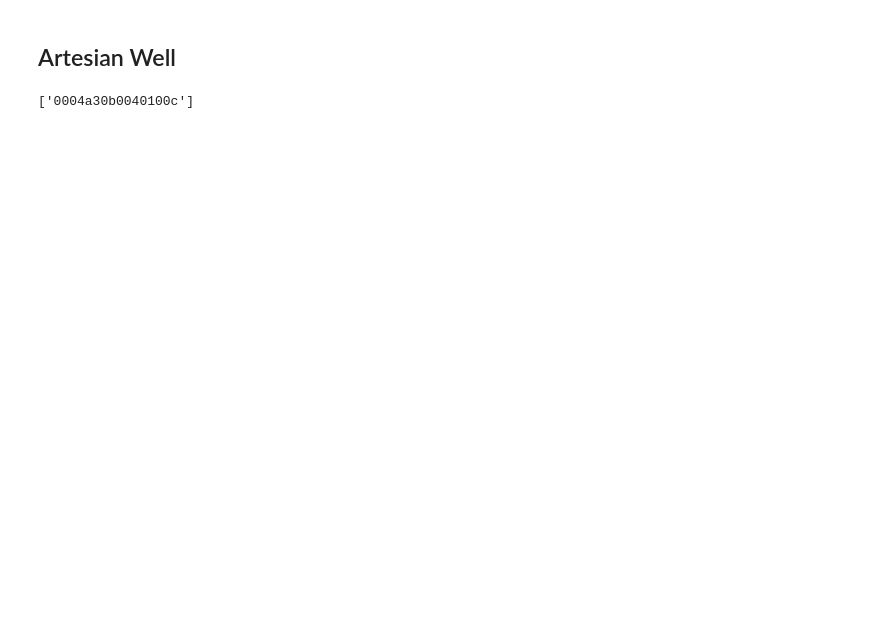
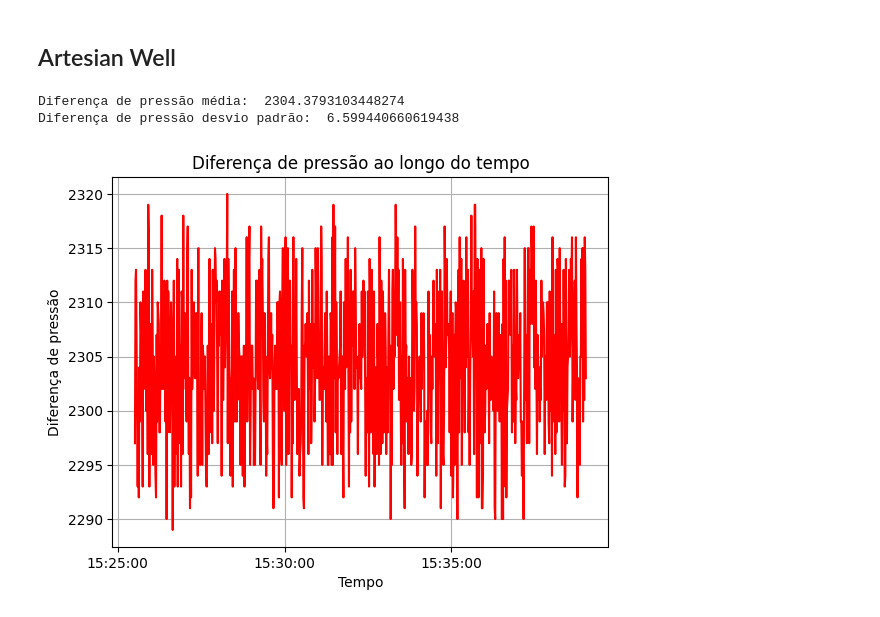
Before and after one commit to LCStuber/SmartCampusGMSDataAnalysis, a Jupyter notebook: artesian_well.ipynb, the cells around one changed output. Saved outputs shown, nothing was run; the diff lists cells and outputs as text; code cells hidden in the pictures; blank space fills up the shorter version.

Commit message:
add initial well analysis

```diff
--- a/artesian_well.ipynb
+++ b/artesian_well.ipynb
@@ -18,8 +20,22 @@ data_fields = [
 ]
 
 df_artesian_well = pd.read_csv(r'data/ArtesianWell.csv', header=3, usecols=data_fields)
+df_artesian_well["time"] = pd.to_datetime(df_artesian_well["time"])
+df_artesian_well["pressure_difference"] = df_artesian_well["data_pressure_1"] - df_artesian_well["data_pressure_0"]
-# %%
-dfs_artesian_well_per_node = {app_id: df_node for app_id, df_node in df_artesian_well.groupby("devEUI")}
-ids = list(dfs_artesian_well_per_node.keys())
-# %% [output]
-['0004a30b0040100c']
+# %%
+print("Diferença de pressão média: ", df_artesian_well["pressure_difference"].mean())
+print("Diferença de pressão desvio padrão: ", df_artesian_well["pressure_difference"].std())
+# %% [output]
+Diferença de pressão média:  2304.3793103448274
+Diferença de pressão desvio padrão:  6.599440660619438
+# %%
+sns.lineplot(data=df_artesian_well, x="time", y="pressure_difference", color="red")
+plt.xlabel("Tempo")
+plt.ylabel("Diferença de pressão")
+plt.title("Diferença de pressão ao longo do tempo")
+plt.gca().xaxis.set_major_locator(mdates.AutoDateLocator())
+plt.gca().xaxis.set_major_formatter(mdates.DateFormatter('%H:%M:%S'))
+plt.grid()
+plt.show()
+# %% [output]
+[figure, added]
```
Also changed, not shown: parts of 2 cells of this notebook.
